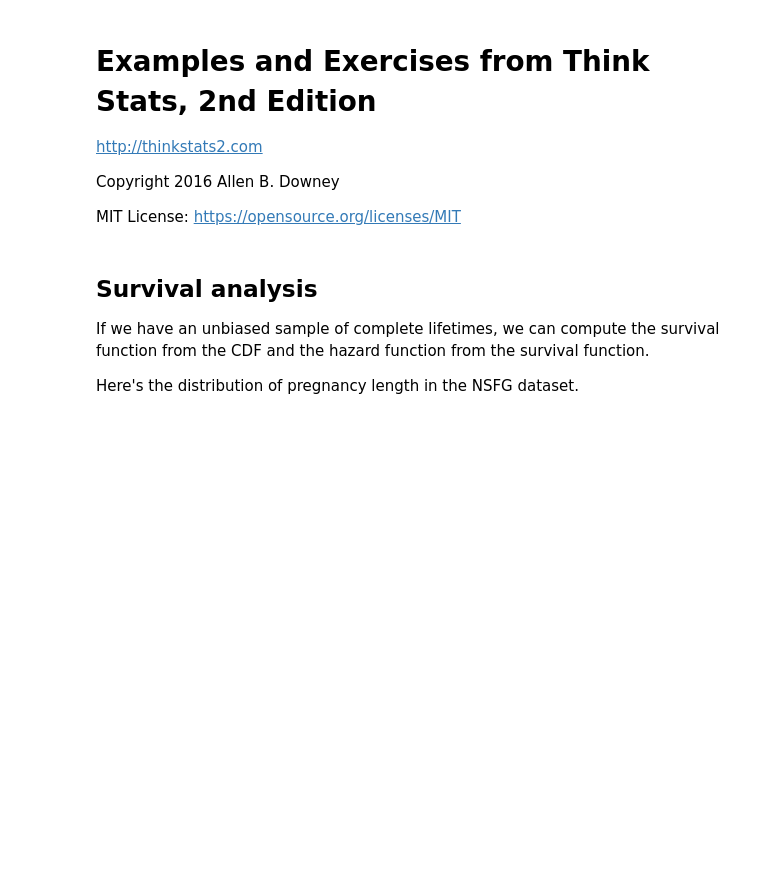
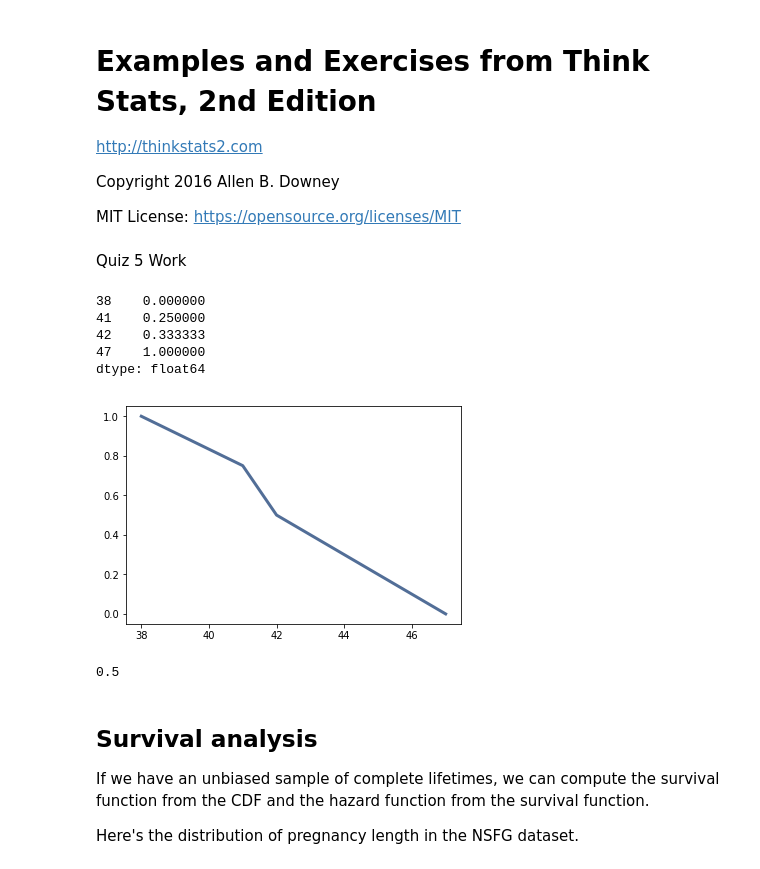
Before and after one commit to coverney/ThinkStats2, a Jupyter notebook: code/chap13mine.ipynb, the cells around one changed output. Drawn from its saved outputs; the diff is of its cells as text; code cells hidden in the pictures; blank space fills up the shorter version.

```diff
--- a/code/chap13mine.ipynb
+++ b/code/chap13mine.ipynb
@@ -21,3 +21,5 @@ import random
 
 import thinkstats2
 import thinkplot
+# %% [markdown]
+Quiz 5 Work
@@ -24,3 +29,28 @@ import thinkplot
+# %%
+def testSurvival():
+    complete = [42,47,41]
+    ongoing = [42,38]
+    hf = survival.EstimateHazardFunction(complete, ongoing)
+    sf = hf.MakeSurvival()
+    return hf,sf
+# %%
+hf,sf = testSurvival()
+# %%
+hf.series
+# %% [output]
+38    0.000000
+41    0.250000
+42    0.333333
+47    1.000000
+dtype: float64
+# %%
+thinkplot.Plot(sf)
+# %% [output]
+[figure, added]
+# %%
+sf[42]
+# %% [output]
+0.5
 # %% [markdown]
 ## Survival analysis
 
```
Also changed, not shown: parts of 1 cell of this notebook, 5 other files.
